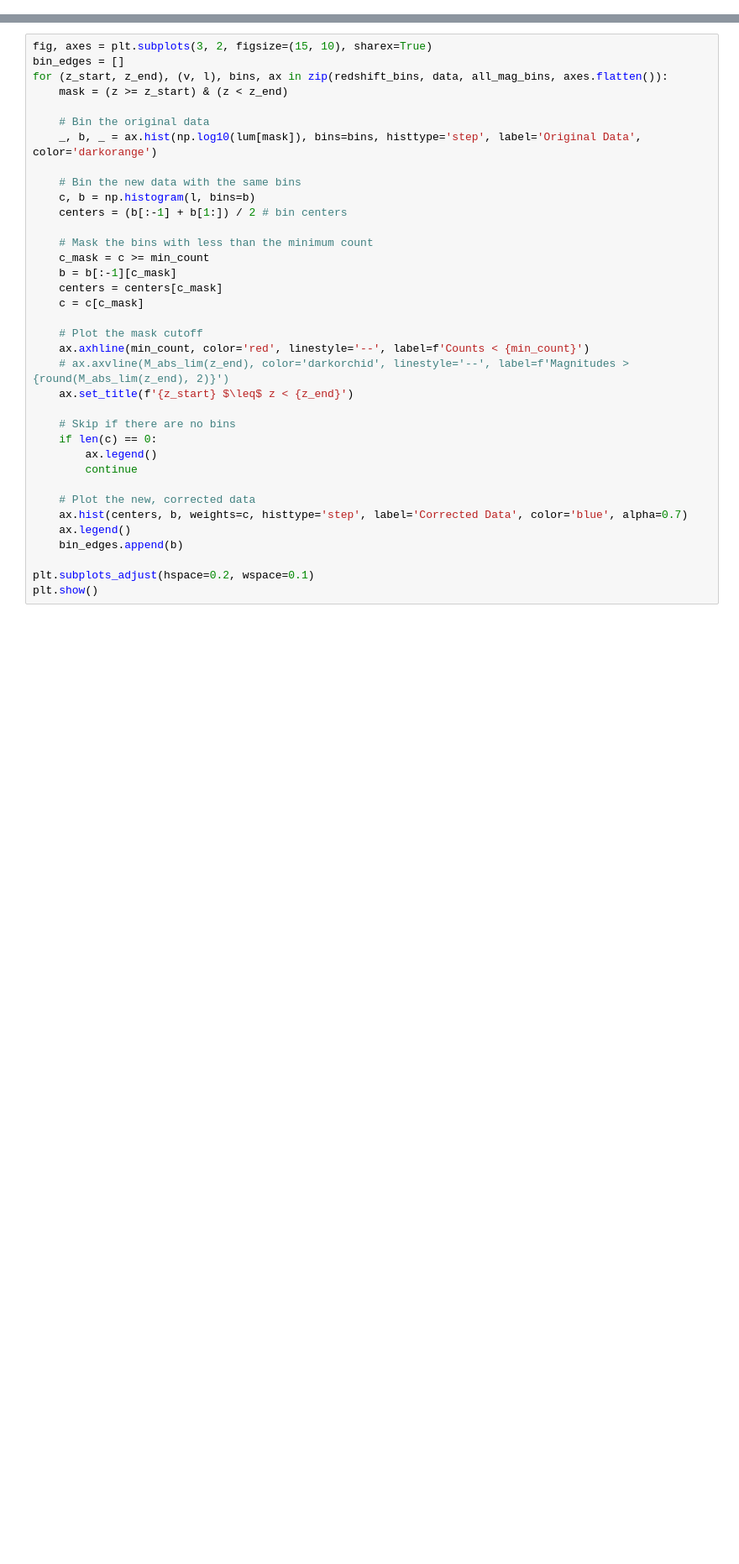
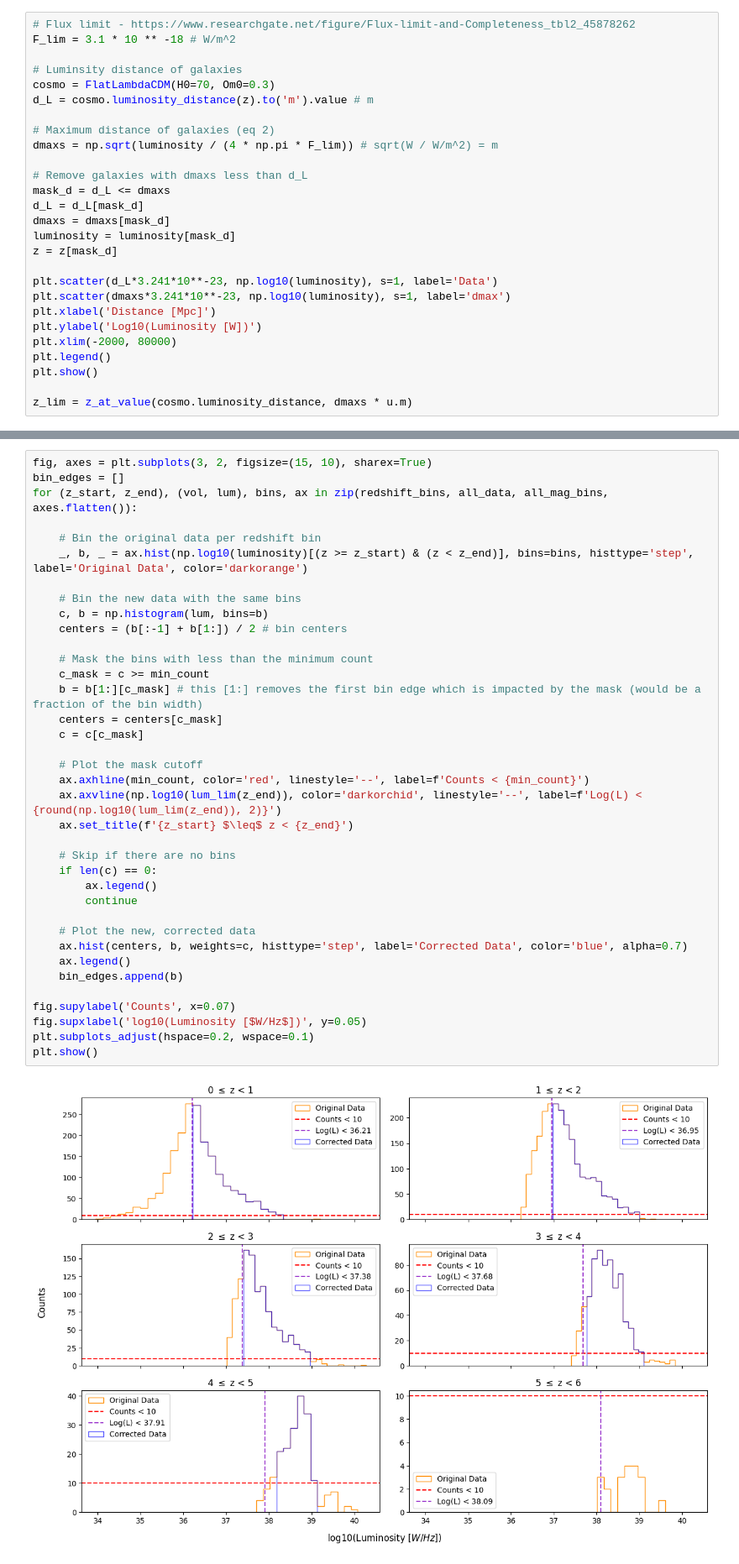
Before and after one commit to daniel-lyon/MPhil-Code, a Jupyter notebook: LUMFUNCS/vmax_bolometric.ipynb, the cells around one changed output, grey strips where cells are left out. Shown at 84% size. Drawn from its saved outputs; the diff is of its cells as text; blank space fills up the shorter version.

```diff
--- a/LUMFUNCS/vmax_bolometric.ipynb
+++ b/LUMFUNCS/vmax_bolometric.ipynb
@@ -126,0 +55,27 @@ plt.show()
+# %%
+# Flux limit - https://www.researchgate.net/figure/Flux-limit-and-Completeness_tbl2_45878262
+F_lim = 3.1 * 10 ** -18 # W/m^2
+
+# Luminsity distance of galaxies
+cosmo = FlatLambdaCDM(H0=70, Om0=0.3)
+d_L = cosmo.luminosity_distance(z).to('m').value # m
+
+# Maximum distance of galaxies (eq 2)
+dmaxs = np.sqrt(luminosity / (4 * np.pi * F_lim)) # sqrt(W / W/m^2) = m
+
+# Remove galaxies with dmaxs less than d_L
+mask_d = d_L <= dmaxs
+d_L = d_L[mask_d]
+dmaxs = dmaxs[mask_d]
+luminosity = luminosity[mask_d]
+z = z[mask_d]
+
+plt.scatter(d_L*3.241*10**-23, np.log10(luminosity), s=1, label='Data')
+plt.scatter(dmaxs*3.241*10**-23, np.log10(luminosity), s=1, label='dmax')
+plt.xlabel('Distance [Mpc]')
+plt.ylabel('Log10(Luminosity [W])')
+plt.xlim(-2000, 80000)
+plt.legend()
+plt.show()
+
+z_lim = z_at_value(cosmo.luminosity_distance, dmaxs * u.m)
@@ -127,36 +196,39 @@ plt.show()
 # %%
 fig, axes = plt.subplots(3, 2, figsize=(15, 10), sharex=True)
 bin_edges = []
-for (z_start, z_end), (v, l), bins, ax in zip(redshift_bins, data, all_mag_bins, axes.flatten()):
-    mask = (z >= z_start) & (z < z_end)
+for (z_start, z_end), (vol, lum), bins, ax in zip(redshift_bins, all_data, all_mag_bins, axes.flatten()):
 
-    # Bin the original data
-    _, b, _ = ax.hist(np.log10(lum[mask]), bins=bins, histtype='step', label='Original Data', color='darkorange')
+    # Bin the original data per redshift bin
+    _, b, _ = ax.hist(np.log10(luminosity)[(z >= z_start) & (z < z_end)], bins=bins, histtype='step', label='Original Data', color='darkorange')
 
     # Bin the new data with the same bins
-    c, b = np.histogram(l, bins=b)
+    c, b = np.histogram(lum, bins=b)
     centers = (b[:-1] + b[1:]) / 2 # bin centers
 
     # Mask the bins with less than the minimum count
     c_mask = c >= min_count
-    b = b[:-1][c_mask]
+    b = b[1:][c_mask] # this [1:] removes the first bin edge which is impacted by the mask (would be a fraction of the bin width)
     centers = centers[c_mask]
     c = c[c_mask]
 
     # Plot the mask cutoff
     ax.axhline(min_count, color='red', linestyle='--', label=f'Counts < {min_count}')
-    # ax.axvline(M_abs_lim(z_end), color='darkorchid', linestyle='--', label=f'Magnitudes > {round(M_abs_lim(z_end), 2)}')
+    ax.axvline(np.log10(lum_lim(z_end)), color='darkorchid', linestyle='--', label=f'Log(L) < {round(np.log10(lum_lim(z_end)), 2)}')
     ax.set_title(f'{z_start} $\leq$ z < {z_end}')
 
     # Skip if there are no bins
     if len(c) == 0:
         ax.legend()
         continue
 
     # Plot the new, corrected data
     ax.hist(centers, b, weights=c, histtype='step', label='Corrected Data', color='blue', alpha=0.7)
     ax.legend()
     bin_edges.append(b)
 
+fig.supylabel('Counts', x=0.07)
+fig.supxlabel('log10(Luminosity [$W/Hz$])', y=0.05)
 plt.subplots_adjust(hspace=0.2, wspace=0.1)
 plt.show()
+# %% [output]
+[figure, added]
```
Also changed, not shown: parts of 21 cells of this notebook, 8 other files.
